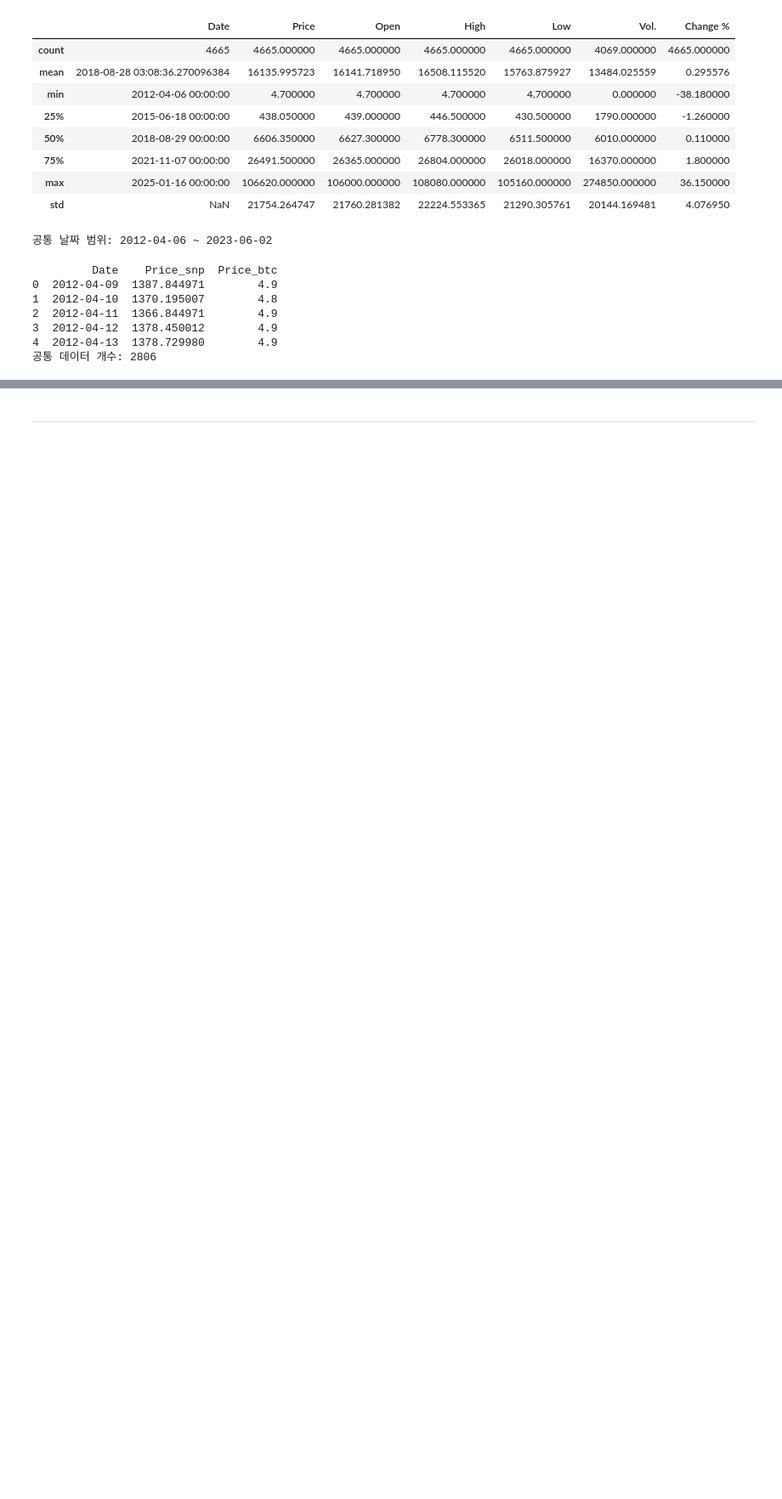
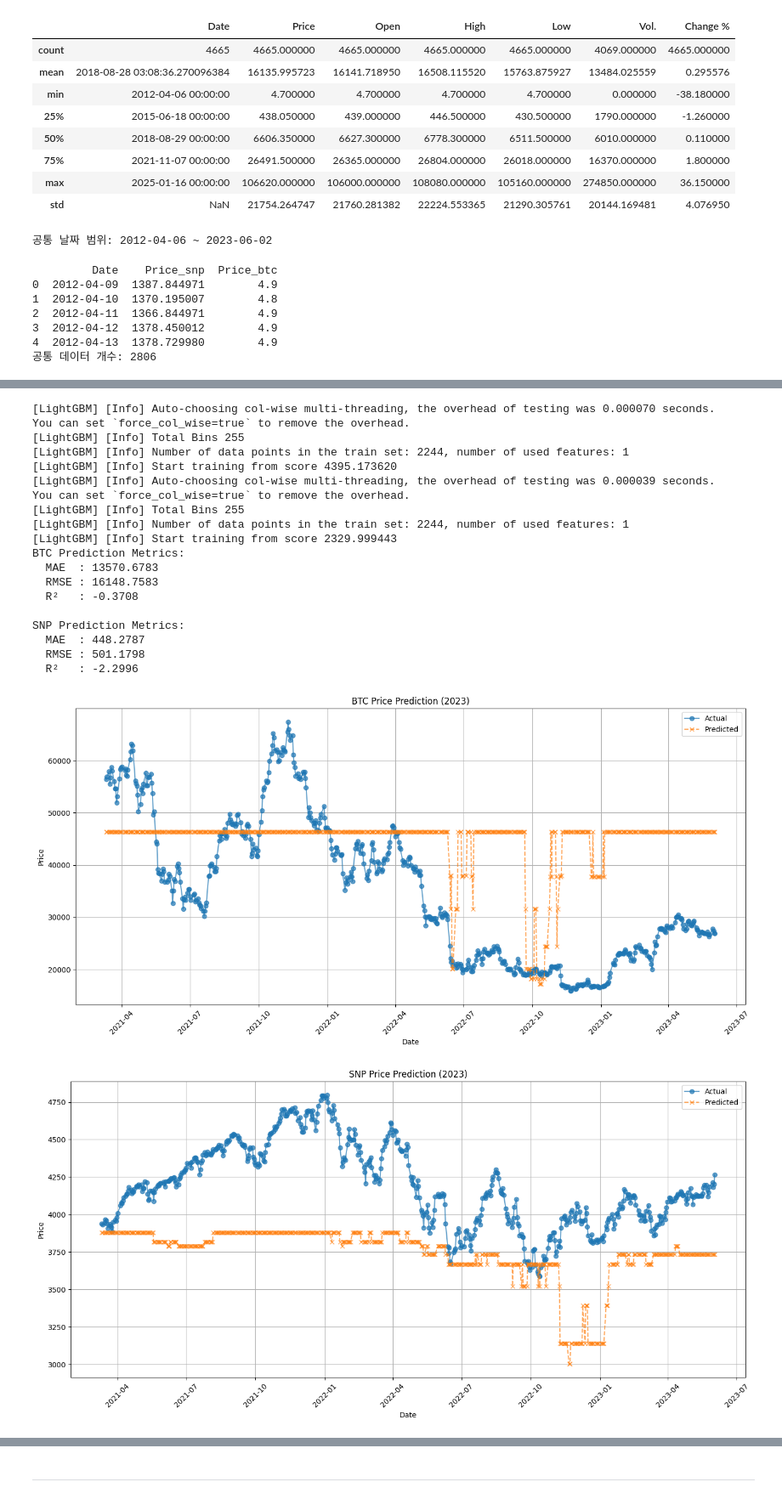
Before and after one commit to Encore-SKN-9/ml_3team, a Jupyter notebook: sky_ml.ipynb, the cells around one changed output, grey strips where cells are left out. Shown at 85% size. Drawn from its saved outputs; the diff is of its cells as text; code cells hidden in the pictures; blank space fills up the shorter version.

```diff
--- a/sky_ml.ipynb
+++ b/sky_ml.ipynb
@@ -80,7 +84,11 @@ memory usage: 255.2 KB
+# %%
+# UTC 시간대 통일
+snp_df['Date'] = pd.to_datetime(snp_df['Date'], errors='coerce', utc=True)
+btc_df['Date'] = pd.to_datetime(btc_df['Date'], errors='coerce', utc=True)
+
+# 시간대 제거
+snp_df['Date'] = pd.to_datetime(snp_df['Date'], errors='coerce').dt.tz_localize(None)
+btc_df['Date'] = pd.to_datetime(btc_df['Date'], errors='coerce').dt.tz_localize(None)
 # %%
-# 날짜 타입 변경
-btc_df['Date'] = pd.to_datetime(btc_df['Date'])
-snp_df['Date'] = pd.to_datetime(snp_df['Date'], errors='coerce').dt.tz_localize(None)
-
 btc_df['Price'] = (btc_df['High'] + btc_df['Low']) / 2
 snp_df['Price'] = (snp_df['High'] + snp_df['Low']) / 2
@@ -303,0 +198,63 @@ plot_residuals(snp_test_dates, y_test_snp, snp_preds, title="SNP Prediction Resi
+# %%
+from lightgbm import LGBMRegressor
+from sklearn.model_selection import train_test_split
+
+# 날짜 전처리
+common_dates['Date'] = pd.to_datetime(common_dates['Date'])
+common_dates = common_dates.sort_values(by='Date').reset_index(drop=True)
+
+# 학습-테스트 데이터 분리
+X_btc = common_dates.drop(['Date', 'Price_btc'], axis=1)
+y_btc = common_dates['Price_btc']
+
+X_snp = common_dates.drop(['Date', 'Price_snp'], axis=1)
+y_snp = common_dates['Price_snp']
+
+X_train_btc, X_test_btc, y_train_btc, y_test_btc = train_test_split(X_btc, y_btc, test_size=0.2, random_state=42, shuffle=False)
+X_train_snp, X_test_snp, y_train_snp, y_test_snp = train_test_split(X_snp, y_snp, test_size=0.2, random_state=42, shuffle=False)
+
+btc_test_dates = common_dates.iloc[X_test_btc.index]['Date']
+snp_test_dates = common_dates.iloc[X_test_snp.index]['Date']
+
+# 모델 생성 및 학습
+btc_model = LGBMRegressor(random_state=42)
+snp_model = LGBMRegressor(random_state=42)
+
+btc_model.fit(X_train_btc, y_train_btc)
+snp_model.fit(X_train_snp, y_train_snp)
+
+# 예측
+btc_preds = btc_model.predict(X_test_btc)
+snp_preds = snp_model.predict(X_test_snp)
+
+# 평가
+evaluate_model(y_test_btc, btc_preds, label="BTC")
+evaluate_model(y_test_snp, snp_preds, label="SNP")
+
+# 시각화
+plot_predictions_with_time(btc_test_dates, y_test_btc, btc_preds, title="BTC Price Prediction (2023)")
+plot_predictions_with_time(snp_test_dates, y_test_snp, snp_preds, title="SNP Price Prediction (2023)")
+plot_residuals(btc_test_dates, y_test_btc, btc_preds, title="BTC Prediction Residuals (2023)")
+plot_residuals(snp_test_dates, y_test_snp, snp_preds, title="SNP Prediction Residuals (2023)")
+# %% [output]
+[LightGBM] [Info] Auto-choosing col-wise multi-threading, the overhead of testing was 0.000070 seconds.
+You can set `force_col_wise=true` to remove the overhead.
+[LightGBM] [Info] Total Bins 255
+[LightGBM] [Info] Number of data points in the train set: 2244, number of used features: 1
+[LightGBM] [Info] Start training from score 4395.173620
+[LightGBM] [Info] Auto-choosing col-wise multi-threading, the overhead of testing was 0.000039 seconds.
+You can set `force_col_wise=true` to remove the overhead.
+[LightGBM] [Info] Total Bins 255
+[LightGBM] [Info] Number of data points in the train set: 2244, number of used features: 1
+[LightGBM] [Info] Start training from score 2329.999443
+BTC Prediction Metrics:
+  MAE  : 13570.6783
+  RMSE : 16148.7583
+  R²   : -0.3708
+
+SNP Prediction Metrics:
+  MAE  : 448.2787
+  RMSE : 501.1798
+  R²   : -2.2996
+[figure, added]
+[figure, added]
```
Also changed, not shown: parts of 27 cells of this notebook.
